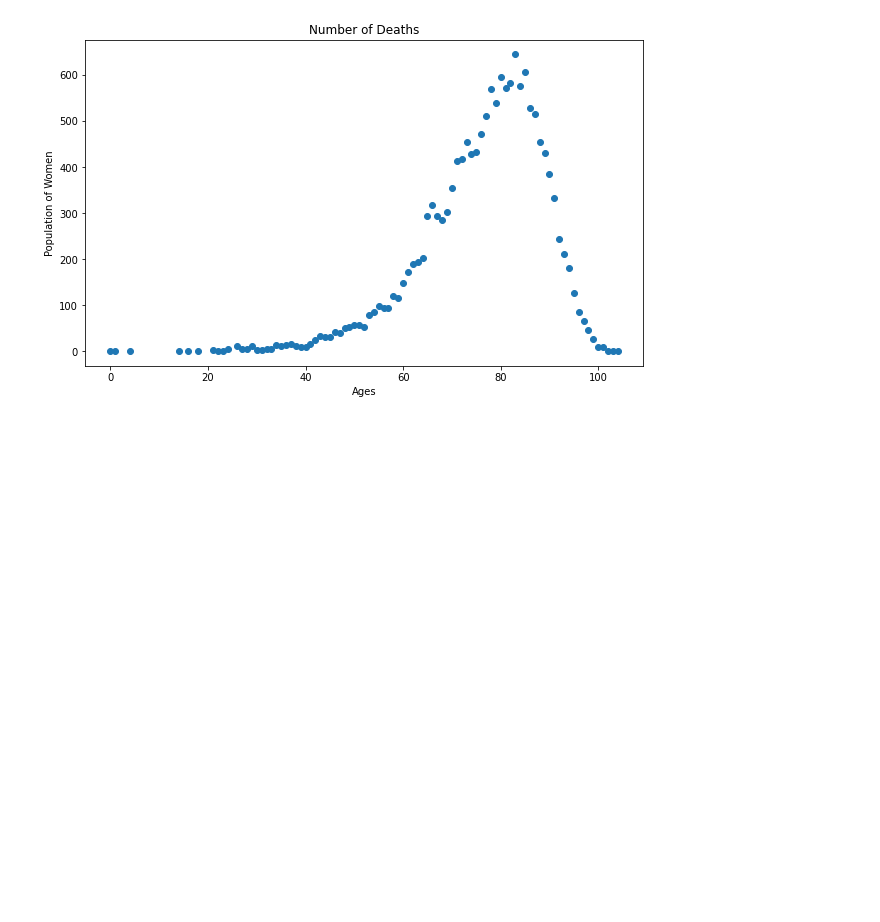
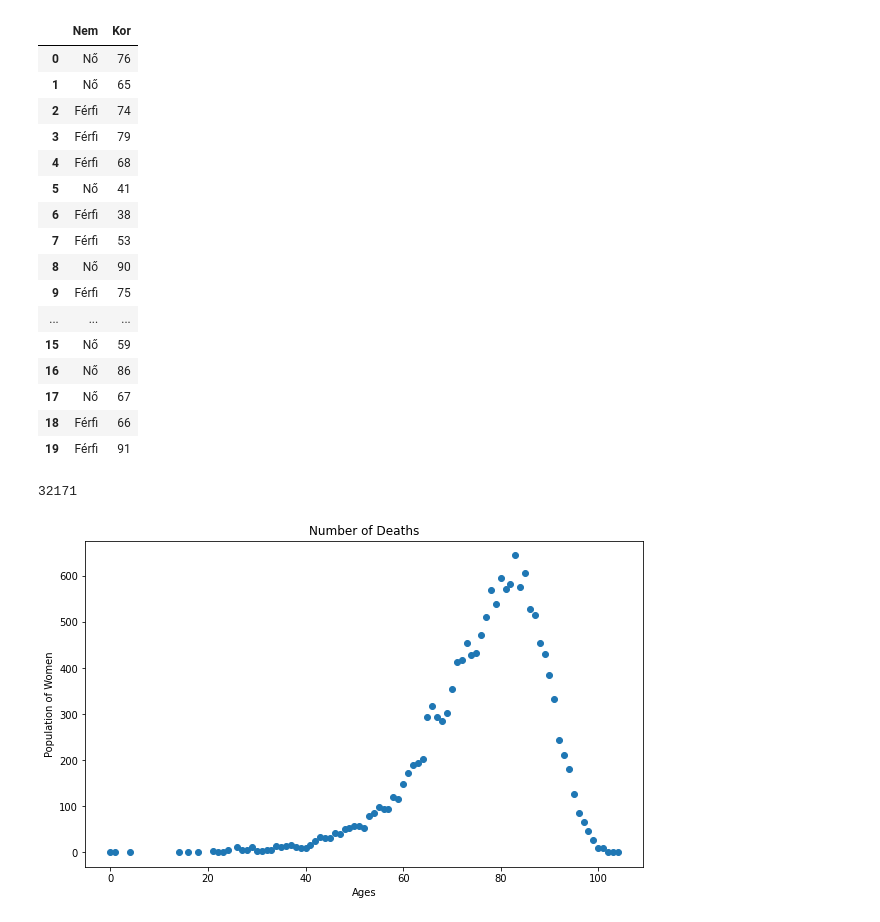
Before and after one commit to Epidemic-Models/data-science-project-covid, a Jupyter notebook: src/data_processing/data_visualization.ipynb, the cells around one changed output. Drawn from its saved outputs; the diff is of its cells as text; code cells hidden in the pictures; blank space fills up the shorter version.

```diff
--- a/src/data_processing/data_visualization.ipynb
+++ b/src/data_processing/data_visualization.ipynb
@@ -4,12 +4,40 @@ from IPython.display import display, HTML
 import pandas as pd
 import matplotlib.pyplot as plt
 # %%
-df = pd.read_csv("covid.csv")
-df = df.drop(columns=['Sorszám'])
-df.sort_values(by=['Kor'], inplace=True)
+df = pd.read_csv("raw_data.csv")
+df = df.drop(columns=["Sorszám", "Alapbetegségek"])
+#df.sort_values(by=['Kor'], inplace=True)
 #df.loc[df["Nem"] == "Nõ"] = "Women"
 #df = df.set_index('Kor')
-df.to_csv("df.csv")
+#df.to_csv("df.csv")
+#df.dropna()
+df.drop(df.index[0:215],0,inplace=True)
+df = df.reindex(index=df.index[::-1])
+df.reset_index(drop=True, inplace=True)
+df.head(20)
+#df.info()
+# %% [output]
+|  | Nem | Kor |
+| 0 | Nő | 76 |
+| 1 | Nő | 65 |
+| 2 | Férfi | 74 |
+| 3 | Férfi | 79 |
+| 4 | Férfi | 68 |
+| 5 | Nő | 41 |
+| 6 | Férfi | 38 |
+| 7 | Férfi | 53 |
+| 8 | Nő | 90 |
+| 9 | Férfi | 75 |
+| ... | ... | ... |
+| 15 | Nő | 59 |
+| 16 | Nő | 86 |
+| 17 | Nő | 67 |
+| 18 | Férfi | 66 |
+| 19 | Férfi | 91 |
+# %%
+len(df)
+# %% [output]
+32171
 # %%
 df_women = df[(df["Nem"] ==  "Nõ") | (df["Nem"] == "nõ")| (df["Nem"] == "Nő")]
 df_women.to_csv("df_women.csv")
```
Also changed, not shown: parts of 1 cell of this notebook, 1 other file.
